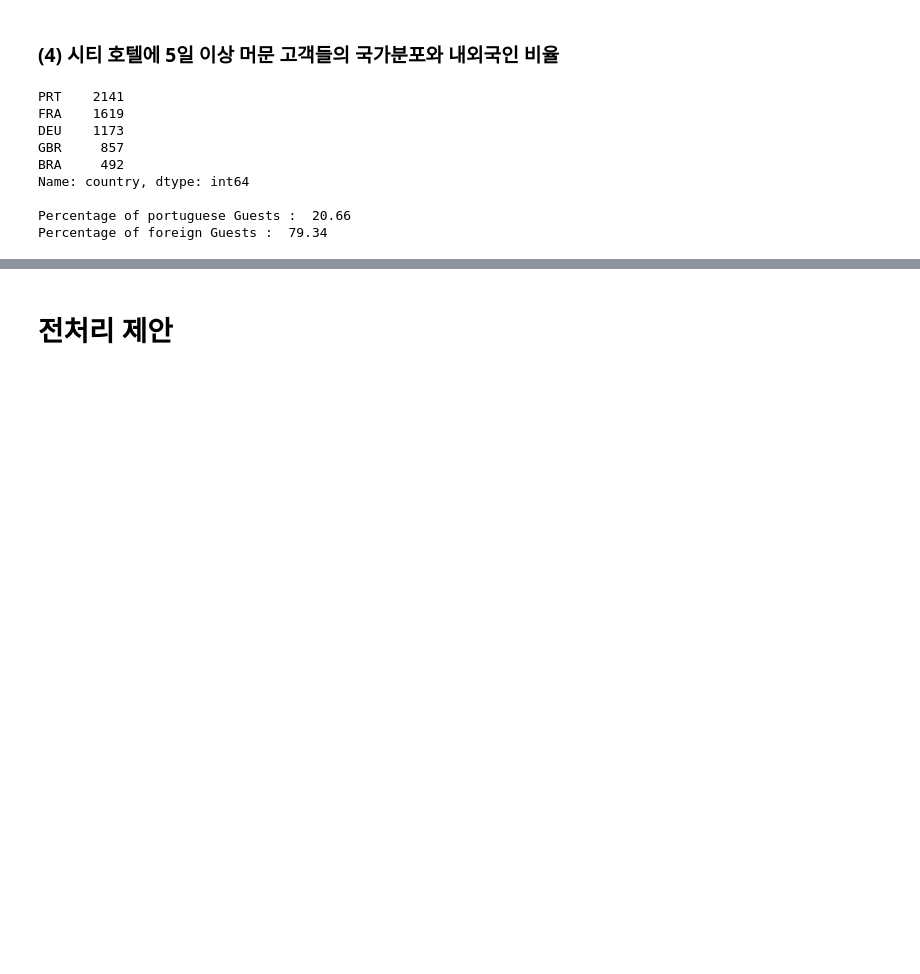
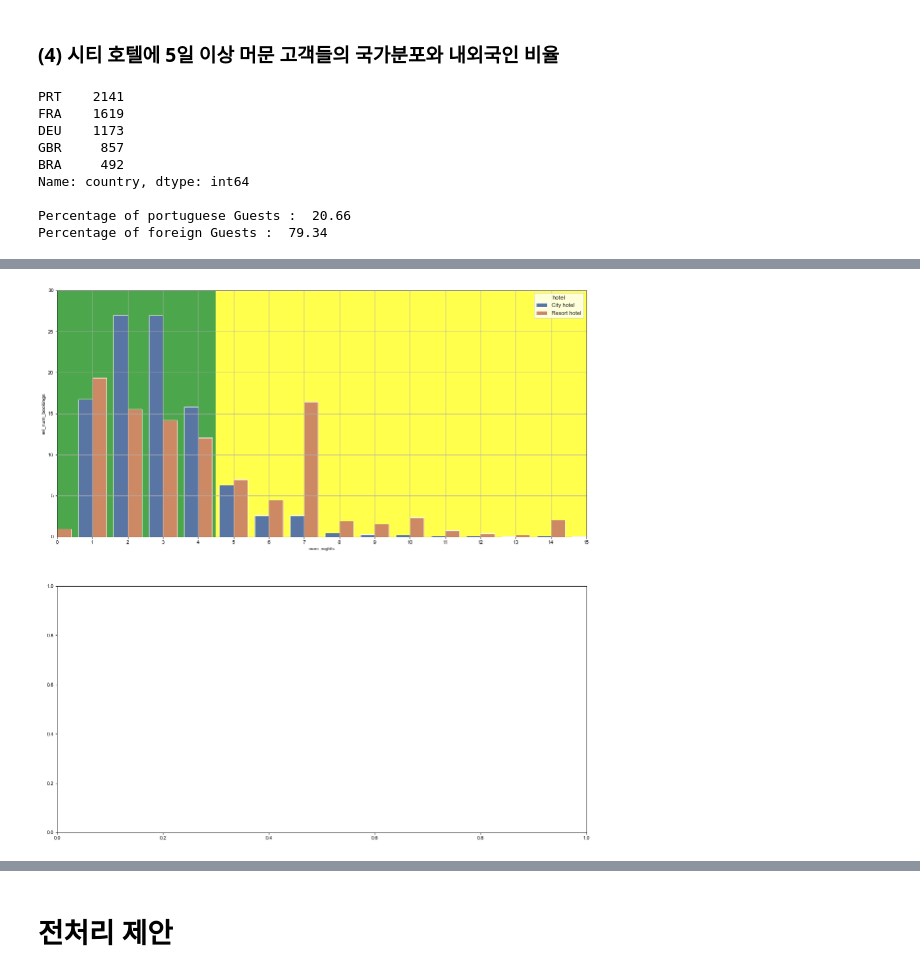
Before and after one commit to ABizCho/py_machineLearning, a Jupyter notebook: Assignment_Group/ML_group_project/ML_group_project_EDA.ipynb, the cells around one changed output, grey strips where cells are left out. Cells and saved outputs as stored; diff of their text form; code cells hidden in the pictures; blank space fills up the shorter version.

```diff
--- a/Assignment_Group/ML_group_project/ML_group_project_EDA.ipynb
+++ b/Assignment_Group/ML_group_project/ML_group_project_EDA.ipynb
@@ -443,0 +447,81 @@ Percentage of foreign Guests :  79.34
+# %%
+# Create a DateFrame with the relevant data:
+df_rh["total_nights"] = df_rh["stays_in_weekend_nights"] + df_rh["stays_in_week_nights"]
+df_ch["total_nights"] = df_ch["stays_in_weekend_nights"] + df_ch["stays_in_week_nights"]
+
+
+num_nights_res = list(df_rh["total_nights"].value_counts().index)
+num_bookings_res = list(df_rh["total_nights"].value_counts())
+rel_bookings_res = df_rh["total_nights"].value_counts() / sum(num_bookings_res) * 100 # convert to percent
+
+# num_nights_cty = list(df_ch["total_nights"].value_counts().index)
+# num_bookings_cty = list(df_ch["total_nights"].value_counts())
+# rel_bookings_cty = df_ch["total_nights"].value_counts() / sum(num_bookings_cty) * 100 # convert to percent
+
+res_nights = pd.DataFrame({"hotel": "Resort hotel",
+                           "num_nights": num_nights_res,
+                           "rel_num_bookings": rel_bookings_res})
+
+# cty_nights = pd.DataFrame({"hotel": "City hotel",
+                        #    "num_nights": num_nights_cty,
+                        #    "rel_num_bookings": rel_bookings_cty})
+
+nights_data = pd.concat([res_nights, cty_nights], ignore_index=True)
+
+
+# Plotting
+fig = plt.figure(figsize=(19,20))
+
+ax1 = fig.add_subplot(2,1,1)
+ax2 = fig.add_subplot(2,1,2)
+
+## axes1
+ax1.axvspan(0, 4.5, facecolor='green', alpha=0.7)
+ax1.axvspan(4.5, 22, facecolor='yellow', alpha=0.7)
+sns.set(style='white')
+sns.barplot(x = "num_nights", y = "rel_num_bookings",
+            hue="hotel", data=nights_data,
+            hue_order = ["City hotel", "Resort hotel"], ax = ax1)
+ax1.set_xlim([0,15])
+ax1.set_ylim([0,30])
+
+ax1.grid()
+ax1.margins(0) # remove default margins (matplotlib verision 2+)
+
+
+# top bar -> sum all values(smoker=No and smoker=Yes) to find y position of the bars
+total = df_ht()
+
+# bar chart 1 -> top bars (group of 'smoker=No')
+
+# bottom bar ->  take only smoker=Yes values from the data
+
+# bar chart 2 -> bottom bars (group of 'smoker=Yes')
+
+
+
+## axes2
+ax2.axvspan(0, 4.5, facecolor='green', alpha=0.7)
+ax2.axvspan(4.5, 22, facecolor='yellow', alpha=0.7)
+sns.set(style='white')
+sns.barplot(x = "num_nights", y = "rel_num_bookings",
+            hue="hotel", data=nights_data,
+            hue_order = ["City hotel", "Resort hotel"], ax = ax2)
+ax2.set_xlim([0,15])
+ax2.set_ylim([0,30])
+
+ax2.grid()
+ax2.margins(0) # remove default margins (matplotlib verision 2+)
+
+
+
+###
+plt.title("Length of stay", fontsize=16)
+plt.xlabel("Number of nights", fontsize=16)
+plt.ylabel("Guests [%]", fontsize=16)
+plt.legend(loc="upper right")
+
+plt.show()
+
+nights_data
+# %% [output]
@@ -443,0 +539 @@ Percentage of foreign Guests :  79.34
+[figure, added]
```
Also changed, not shown: parts of 8 cells of this notebook, 2 other files.
